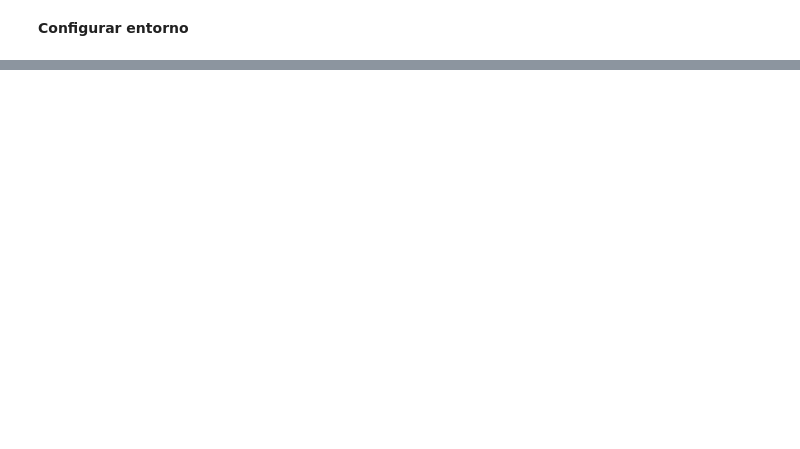
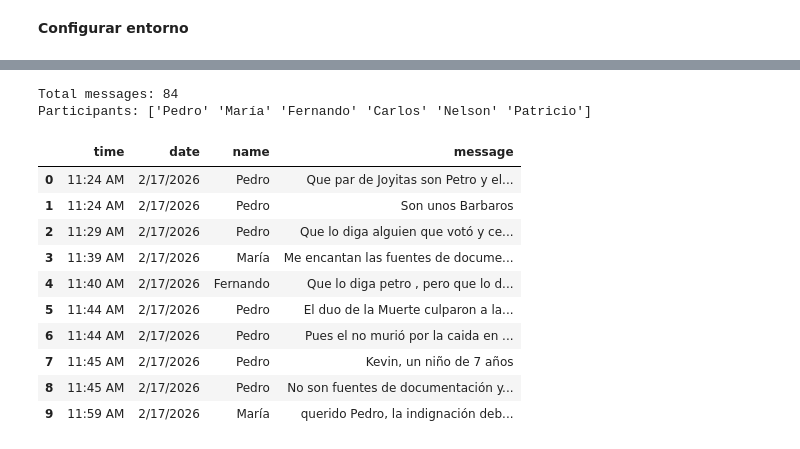
Before and after one commit to sebastianb92/nlp-labs, a Jupyter notebook: Session1/2-Sentiment-Analysis.ipynb, the cells around one changed output, grey strips where cells are left out. Cells and saved outputs as stored; diff of their text form; code cells hidden in the pictures; blank space fills up the shorter version.

```diff
--- a/Session1/2-Sentiment-Analysis.ipynb
+++ b/Session1/2-Sentiment-Analysis.ipynb
@@ -34,0 +59,50 @@ ttps://github.com/sebastianb92/nlp-labs/blob/main/requirements.txt: Unsupported
+# %%
+with open('political_analysis.txt', 'r', encoding='utf-8') as file:
+    content = file.read()
+
+# Regex pattern to match the format: [HH:MM AM/PM, MM/DD/YYYY] Nombre: Mensaje
+pattern = r'\[(\d{1,2}:\d{2}\s[AP]M),\s(\d{1,2}/\d{1,2}/\d{4})\]\s(\w+):\s'
+
+# Find all matches with their positions
+matches = list(re.finditer(pattern, content))
+
+# Extract data
+data = []
+for i, match in enumerate(matches):
+    time = match.group(1)
+    date = match.group(2)
+    name = match.group(3)
+
+    # Get message content (from end of current match to start of next match or end of file)
+    start_pos = match.end()
+    end_pos = matches[i + 1].start() if i + 1 < len(matches) else len(content)
+    message = content[start_pos:end_pos].strip()
+
+    data.append({
+        'time': time,
+        'date': date,
+        'name': name,
+        'message': message
+    })
+
+# Create DataFrame
+df = pd.DataFrame(data)
+
+# Display the dataset
+print(f"Total messages: {len(df)}")
+print(f"Participants: {df['name'].unique()}")
+df.head(10)
+# %% [output]
+Total messages: 84
+Participants: ['Pedro' 'María' 'Fernando' 'Carlos' 'Nelson' 'Patricio']
+|  | time | date | name | message |
+| 0 | 11:24 AM | 2/17/2026 | Pedro | Que par de Joyitas son Petro y el... |
+| 1 | 11:24 AM | 2/17/2026 | Pedro | Son unos Barbaros |
+| 2 | 11:29 AM | 2/17/2026 | Pedro | Que lo diga alguien que votó y ce... |
+| 3 | 11:39 AM | 2/17/2026 | María | Me encantan las fuentes de docume... |
+| 4 | 11:40 AM | 2/17/2026 | Fernando | Que lo diga petro , pero que lo d... |
+| 5 | 11:44 AM | 2/17/2026 | Pedro | El duo de la Muerte culparon a la... |
+| 6 | 11:44 AM | 2/17/2026 | Pedro | Pues el no murió por la caida en ... |
+| 7 | 11:45 AM | 2/17/2026 | Pedro | Kevin, un niño de 7 años |
+| 8 | 11:45 AM | 2/17/2026 | Pedro | No son fuentes de documentación y... |
+| 9 | 11:59 AM | 2/17/2026 | María | querido Pedro, la indignación deb... |
```
Also changed, not shown: parts of 11 cells of this notebook.
